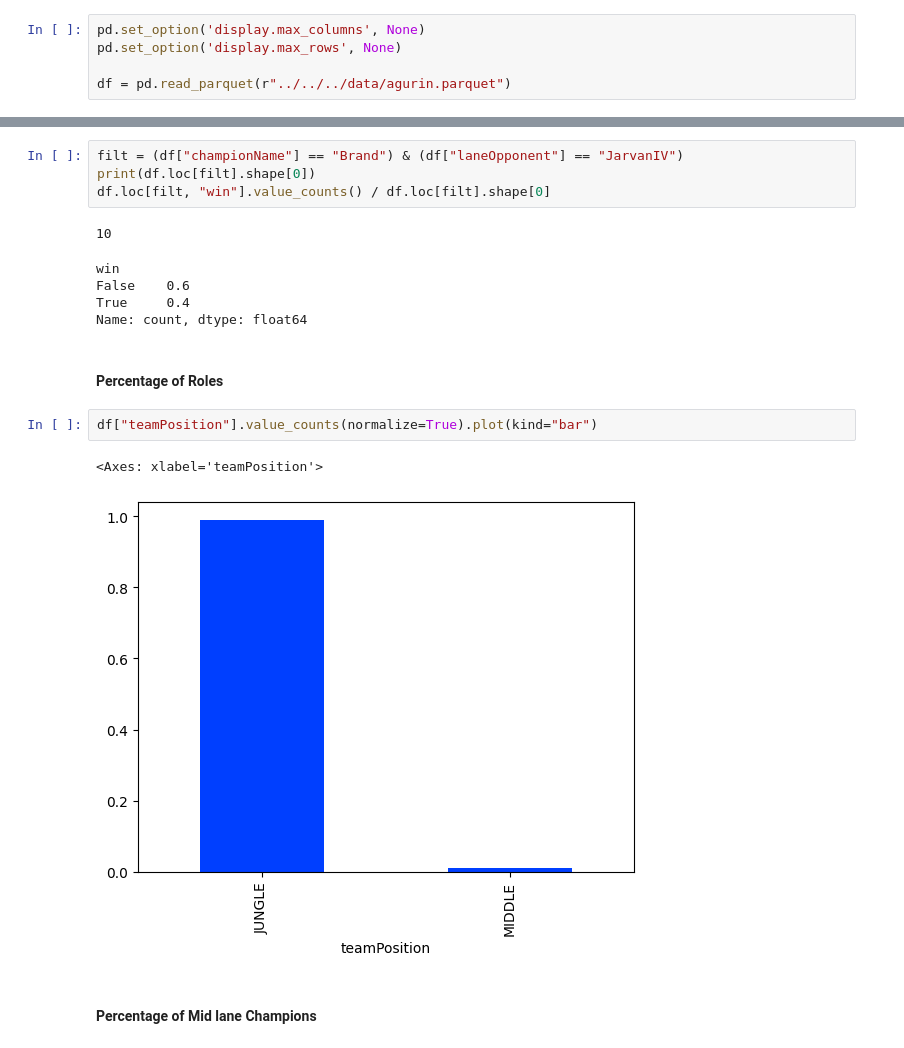
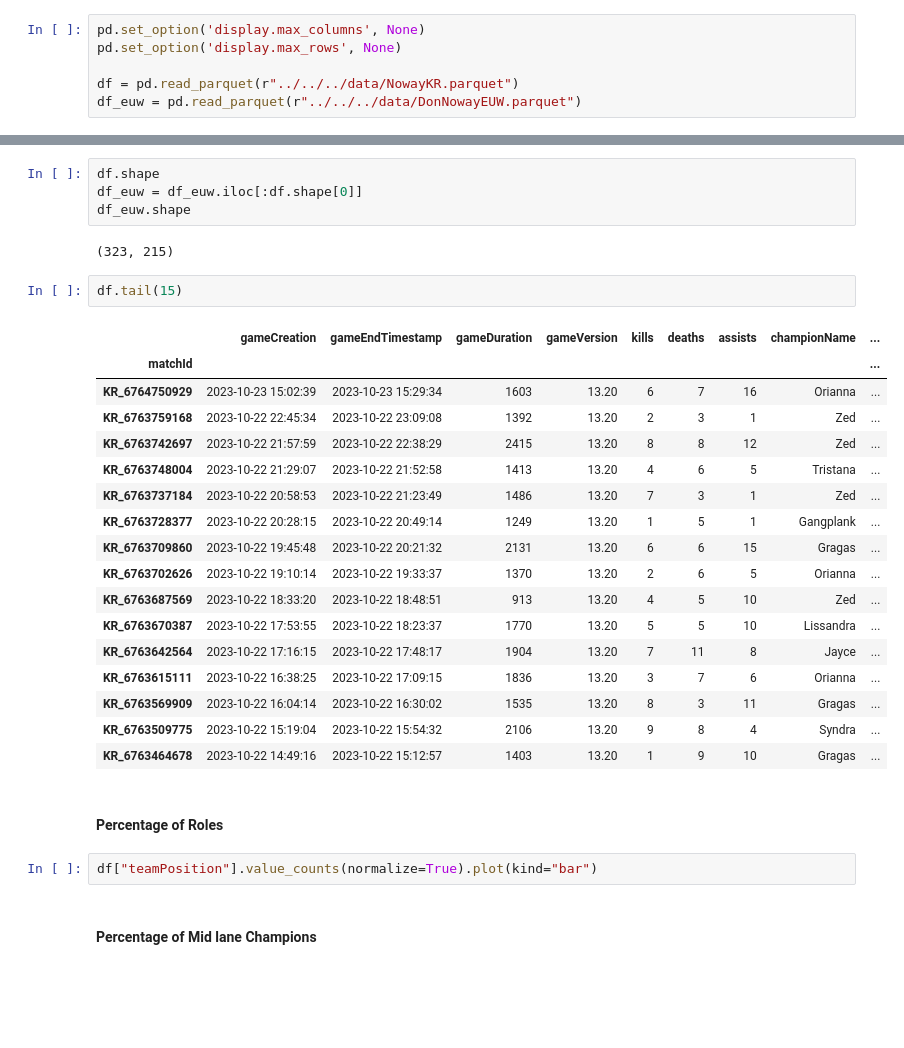
Before and after one commit to AaronBittel/LoLTracker, a Jupyter notebook: apps/backend/src/main/analysis.ipynb, the cells around one changed output, grey strips where cells are left out. Cells and saved outputs as stored; diff of their text form; blank space fills up the shorter version.

```diff
--- a/apps/backend/src/main/analysis.ipynb
+++ b/apps/backend/src/main/analysis.ipynb
@@ -7,4 +5,5 @@ plt.style.use("seaborn-v0_8-bright")
 pd.set_option('display.max_columns', None)
 pd.set_option('display.max_rows', None)
 
-df = pd.read_parquet(r"../../../data/agurin.parquet")
+df = pd.read_parquet(r"../../../data/NowayKR.parquet")
+df_euw = pd.read_parquet(r"../../../data/DonNowayEUW.parquet")
@@ -99,20 +10,33 @@ plt.show()
-# %%
-filt = (df["championName"] == "Brand") & (df["laneOpponent"] == "JarvanIV")
-print(df.loc[filt].shape[0])
-df.loc[filt, "win"].value_counts() / df.loc[filt].shape[0]
-# %% [output]
-10
-win
-False    0.6
-True     0.4
-Name: count, dtype: float64
+# %%
+df.shape
+df_euw = df_euw.iloc[:df.shape[0]]
+df_euw.shape
+# %% [output]
+(323, 215)
+# %%
+df.tail(15)
+# %% [output]
+|  | gameCreation | gameEndTimestamp | gameDuration | gameVersion | kills | deaths | assists | championName | ... |
+| matchId |  |  |  |  |  |  |  |  | ... |
+| KR_6764750929 | 2023-10-23 15:02:39 | 2023-10-23 15:29:34 | 1603 | 13.20 | 6 | 7 | 16 | Orianna | ... |
+| KR_6763759168 | 2023-10-22 22:45:34 | 2023-10-22 23:09:08 | 1392 | 13.20 | 2 | 3 | 1 | Zed | ... |
+| KR_6763742697 | 2023-10-22 21:57:59 | 2023-10-22 22:38:29 | 2415 | 13.20 | 8 | 8 | 12 | Zed | ... |
+| KR_6763748004 | 2023-10-22 21:29:07 | 2023-10-22 21:52:58 | 1413 | 13.20 | 4 | 6 | 5 | Tristana | ... |
+| KR_6763737184 | 2023-10-22 20:58:53 | 2023-10-22 21:23:49 | 1486 | 13.20 | 7 | 3 | 1 | Zed | ... |
+| KR_6763728377 | 2023-10-22 20:28:15 | 2023-10-22 20:49:14 | 1249 | 13.20 | 1 | 5 | 1 | Gangplank | ... |
+| KR_6763709860 | 2023-10-22 19:45:48 | 2023-10-22 20:21:32 | 2131 | 13.20 | 6 | 6 | 15 | Gragas | ... |
+| KR_6763702626 | 2023-10-22 19:10:14 | 2023-10-22 19:33:37 | 1370 | 13.20 | 2 | 6 | 5 | Orianna | ... |
+| KR_6763687569 | 2023-10-22 18:33:20 | 2023-10-22 18:48:51 | 913 | 13.20 | 4 | 5 | 10 | Zed | ... |
+| KR_6763670387 | 2023-10-22 17:53:55 | 2023-10-22 18:23:37 | 1770 | 13.20 | 5 | 5 | 10 | Lissandra | ... |
+| KR_6763642564 | 2023-10-22 17:16:15 | 2023-10-22 17:48:17 | 1904 | 13.20 | 7 | 11 | 8 | Jayce | ... |
+| KR_6763615111 | 2023-10-22 16:38:25 | 2023-10-22 17:09:15 | 1836 | 13.20 | 3 | 7 | 6 | Orianna | ... |
+| KR_6763569909 | 2023-10-22 16:04:14 | 2023-10-22 16:30:02 | 1535 | 13.20 | 8 | 3 | 11 | Gragas | ... |
+| KR_6763509775 | 2023-10-22 15:19:04 | 2023-10-22 15:54:32 | 2106 | 13.20 | 9 | 8 | 4 | Syndra | ... |
+| KR_6763464678 | 2023-10-22 14:49:16 | 2023-10-22 15:12:57 | 1403 | 13.20 | 1 | 9 | 10 | Gragas | ... |
 # %% [markdown]
 #### Percentage of Roles
 # %%
 df["teamPosition"].value_counts(normalize=True).plot(kind="bar")
-# %% [output]
-<Axes: xlabel='teamPosition'>
-[figure, removed]
 # %% [markdown]
 #### Percentage of Mid lane Champions
 # %%
```
Also changed, not shown: parts of 52 cells of this notebook, 13 other files.
